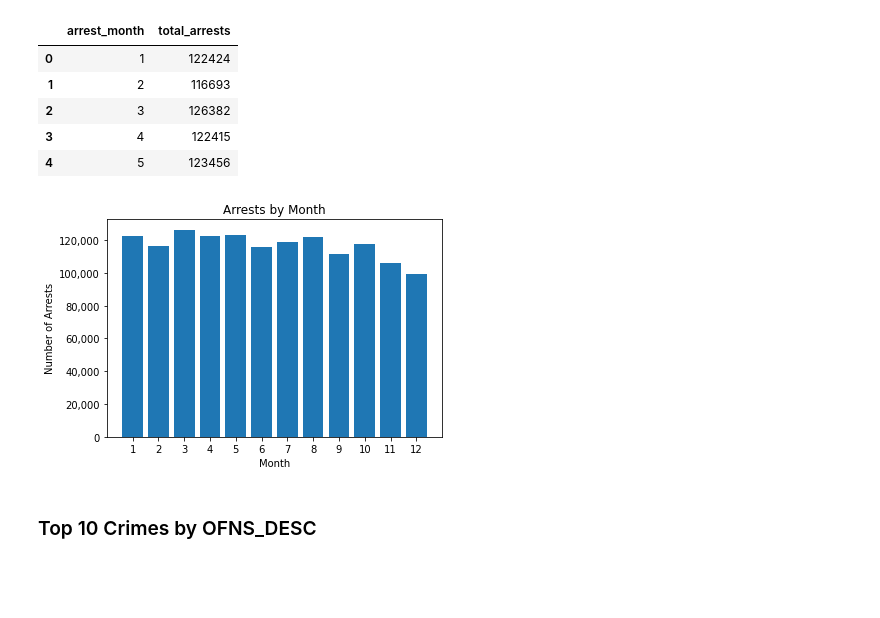
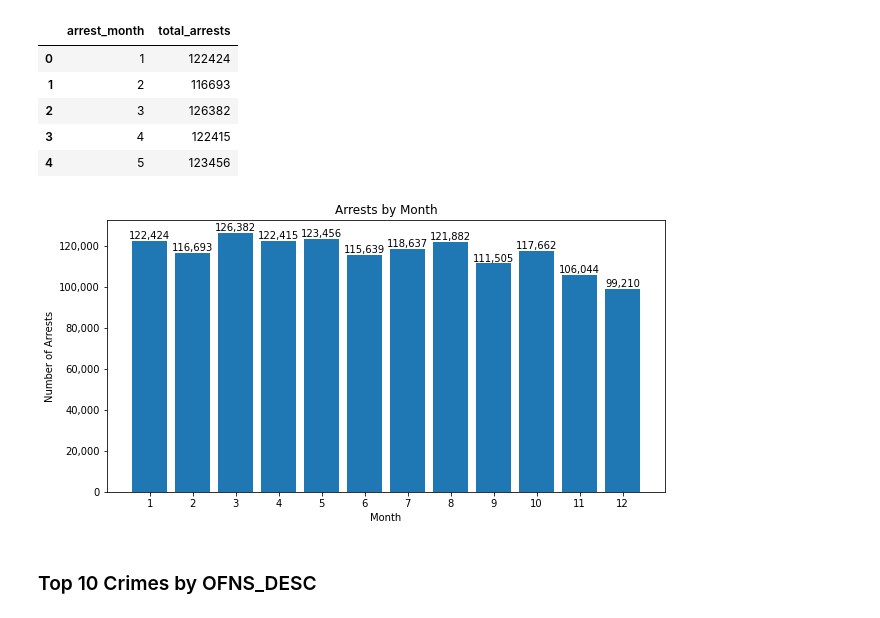
Before and after one commit to AmitSamra/NYC_Crime, a Jupyter notebook: nyc_crime_python.ipynb, the cells around one changed output. Drawn from its saved outputs; the diff is of its cells as text; code cells hidden in the pictures; blank space fills up the shorter version.

```diff
--- a/nyc_crime_python.ipynb
+++ b/nyc_crime_python.ipynb
@@ -367,7 +367,7 @@ df_year
 | 3 | 2018 | 246773 |
 | 4 | 2019 | 214617 |
 # %%
-fig, ax = plt.subplots()
+fig, ax = plt.subplots(figsize=(15, 5))
 ax.plot(df_year.arrest_year, df_year.total_arrests, marker='o')
 ax.set_xlabel("Year")
 ax.set_ylabel("Number of Arrests")
@@ -379,7 +379,7 @@ plt.xticks(rotation = 90)
 #    ax.annotate(j, xy=(i,j))
 
 for i,j in zip(df_year.arrest_year, df_year.total_arrests):
-    ax.annotate(format(j,','), xy=(i,j))
+    ax.annotate(format(j,','), xy=(i,j), va='bottom', ha='left')
 
 ax.yaxis.set_major_formatter(
     ticker.FuncFormatter(lambda y, p: format(int(y), ','))
@@ -406,7 +406,7 @@ df_year_pc
 | 3 | 2018 | 246773 | -0.14 |
 | 4 | 2019 | 214617 | -0.13 |
 # %%
-fig, ax = plt.subplots()
+fig, ax = plt.subplots(figsize=(16, 5))
 ax.plot(df_year_pc.arrest_year, df_year_pc.total_arrests, marker='o', color='red')
 ax.set_xlabel("Year")
 ax.set_ylabel("Number of Arrests")
@@ -417,8 +417,8 @@ plt.xticks(rotation = 90)
 #for i,j in df_arrests_year.items():
 #    ax.annotate(j, xy=(i,j))
 
-for i,j in zip(df_year_pc.arrest_year, df_year_pc.change):
-    ax.annotate(j, xy=(i,j))
+for i,j in zip(df_year_pc.arrest_year, df_year_pc.total_arrests):
+    ax.annotate(format(j,','), xy=(i,j), va='bottom', ha='left')
 
 ax.yaxis.set_major_formatter(
     ticker.FuncFormatter(lambda y, p: format(int(y), ','))
@@ -445,7 +445,7 @@ df_drugs_year
 | 3 | 2018 | 32595 |
 | 4 | 2019 | 21073 |
 # %%
-fig, ax = plt.subplots()
+fig, ax = plt.subplots(figsize=(15, 5))
 ax.plot(df_drugs_year.arrest_year, df_drugs_year.total_arrests, marker='o')
 ax.set_xlabel("Year")
 ax.set_ylabel("Number of Arrests")
@@ -457,7 +457,7 @@ plt.xticks(rotation = 90)
 #    ax.annotate(j, xy=(i,j))
 
 for i,j in zip(df_drugs_year.arrest_year, df_drugs_year.total_arrests):
-    ax.annotate(format(j, ','), xy=(i,j))
+    ax.annotate(format(j, ','), xy=(i,j), va='bottom', ha='left')
 
 ax.yaxis.set_major_formatter(
     ticker.FuncFormatter(lambda y, p: format(int(y), ','))
@@ -522,23 +522,23 @@ df_month.head()
 | 3 | 4 | 122415 |
 | 4 | 5 | 123456 |
 # %%
-fig, ax = plt.subplots()
+fig, ax = plt.subplots(figsize=(10, 5))
 ax.bar(df_month.arrest_month, df_month.total_arrests)
 ax.set_xlabel('Month')
 ax.set_ylabel('Number of Arrests')
 ax.set_title('Arrests by Month')
 plt.xticks([x for x in df_month.arrest_month])
 
 ax.yaxis.set_major_formatter(
 ticker.FuncFormatter(lambda y,p: format(int(y), ','))
 )
 
-#for i,j in zip(df_month.arrest_month, df_month.total_arrests):
-#    ax.annotate(format((j), ','), xy=(i,j))
+for i,j in zip(df_month.arrest_month, df_month.total_arrests):
+    ax.annotate(format((j), ','), xy=(i,j), ha='center', va='bottom')
 
 plt.show()
 # %% [output]
-[figure, old version]
+[figure, new version]
 # %% [markdown]
 ### Top 10 Crimes by OFNS_DESC
 # %%
```
Also changed, not shown: parts of 13 cells of this notebook.
